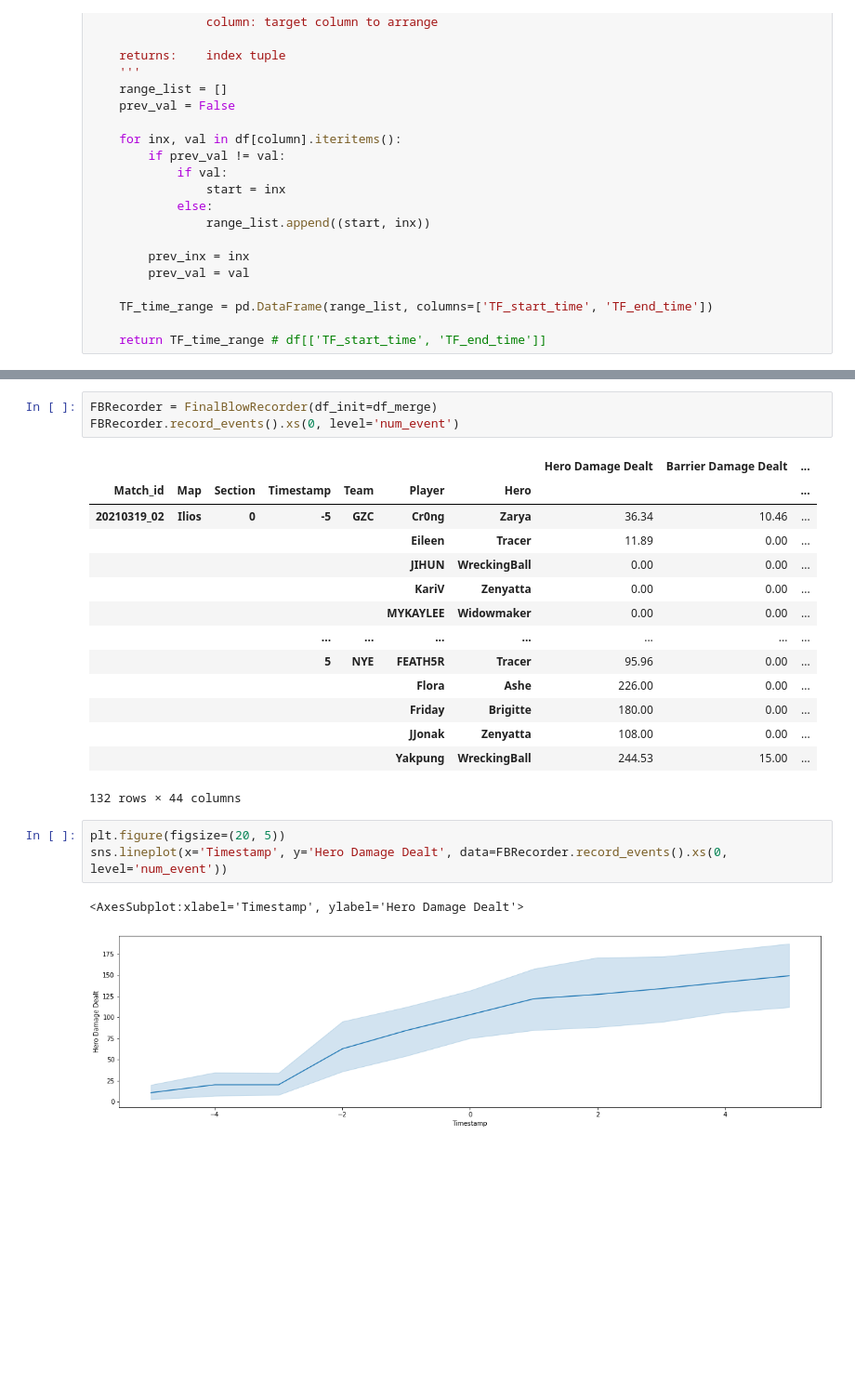
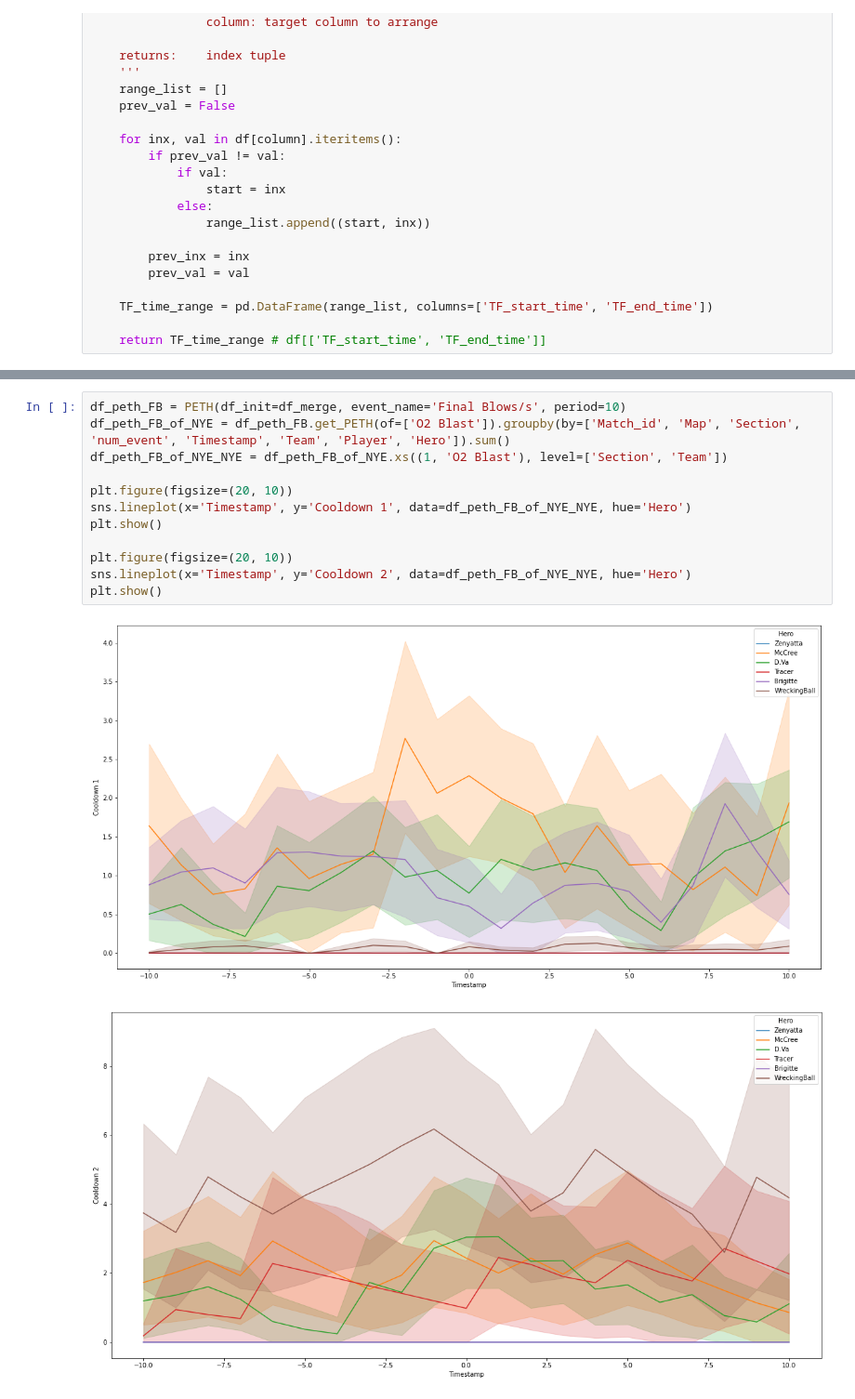
Before and after one commit to yongcheoljeong/owl-scrim_stat_log, a Jupyter notebook: scrim_stat_log.ipynb, the cells around one changed output, grey strips where cells are left out. Shown at 93% size. Drawn from its saved outputs; the diff is of its cells as text; blank space fills up the shorter version.

Commit message:
edit class PETH

```diff
--- a/scrim_stat_log.ipynb
+++ b/scrim_stat_log.ipynb
@@ -505,24 +551,15 @@ class FinalBlowRecorder(EventDataRecorder):
-# %%
-FBRecorder = FinalBlowRecorder(df_init=df_merge)
-FBRecorder.record_events().xs(0, level='num_event')
-# %% [output]
-|  |  |  |  |  |  |  | Hero Damage Dealt | Barrier Damage Dealt | ... |
-| Match_id | Map | Section | Timestamp | Team | Player | Hero |  |  | ... |
-| 20210319_02 | Ilios | 0 | -5 | GZC | Cr0ng | Zarya | 36.34 | 10.46 | ... |
-|  |  |  |  |  | Eileen | Tracer | 11.89 | 0.00 | ... |
-|  |  |  |  |  | JIHUN | WreckingBall | 0.00 | 0.00 | ... |
-|  |  |  |  |  | KariV | Zenyatta | 0.00 | 0.00 | ... |
-|  |  |  |  |  | MYKAYLEE | Widowmaker | 0.00 | 0.00 | ... |
-|  |  |  | ... | ... | ... | ... | ... | ... | ... |
-|  |  |  | 5 | NYE | FEATH5R | Tracer | 95.96 | 0.00 | ... |
-|  |  |  |  |  | Flora | Ashe | 226.00 | 0.00 | ... |
-|  |  |  |  |  | Friday | Brigitte | 180.00 | 0.00 | ... |
-|  |  |  |  |  | JJonak | Zenyatta | 108.00 | 0.00 | ... |
-|  |  |  |  |  | Yakpung | WreckingBall | 244.53 | 15.00 | ... |
-132 rows × 44 columns
-# %%
-plt.figure(figsize=(20, 5))
-sns.lineplot(x='Timestamp', y='Hero Damage Dealt', data=FBRecorder.record_events().xs(0, level='num_event'))
-# %% [output]
-<AxesSubplot:xlabel='Timestamp', ylabel='Hero Damage Dealt'>
-[figure, removed]
+# %%
+df_peth_FB = PETH(df_init=df_merge, event_name='Final Blows/s', period=10)
+df_peth_FB_of_NYE = df_peth_FB.get_PETH(of=['O2 Blast']).groupby(by=['Match_id', 'Map', 'Section', 'num_event', 'Timestamp', 'Team', 'Player', 'Hero']).sum()
+df_peth_FB_of_NYE_NYE = df_peth_FB_of_NYE.xs((1, 'O2 Blast'), level=['Section', 'Team'])
+
+plt.figure(figsize=(20, 10))
+sns.lineplot(x='Timestamp', y='Cooldown 1', data=df_peth_FB_of_NYE_NYE, hue='Hero')
+plt.show()
+
+plt.figure(figsize=(20, 10))
+sns.lineplot(x='Timestamp', y='Cooldown 2', data=df_peth_FB_of_NYE_NYE, hue='Hero')
+plt.show()
+# %% [output]
+[figure, added]
+[figure, added]
```
Also changed, not shown: parts of 8 cells of this notebook.
